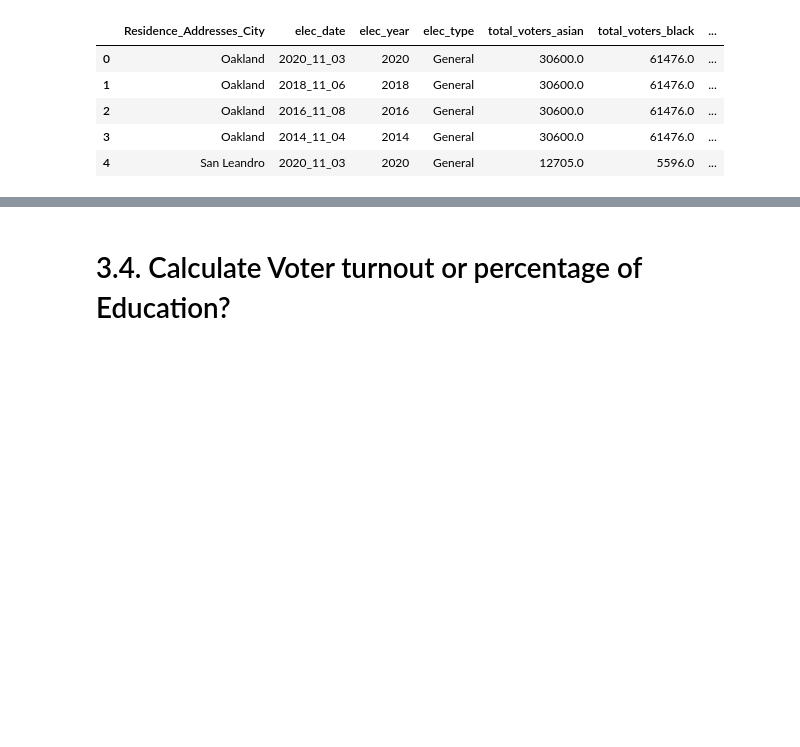
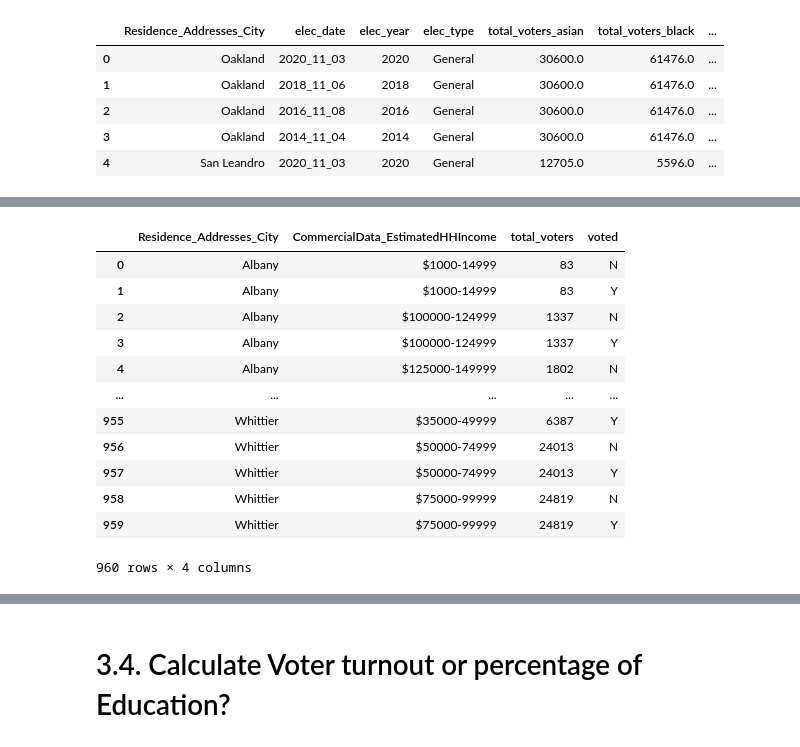
Before and after one commit to jnshzk/capstone, a Jupyter notebook: combine_demographic_vote_history.ipynb, the cells around one changed output, grey strips where cells are left out. Drawn from its saved outputs; the diff is of its cells as text; code cells hidden in the pictures; blank space fills up the shorter version.

Commit message:
added income categorical variable and calculations

```diff
--- a/combine_demographic_vote_history.ipynb
+++ b/combine_demographic_vote_history.ipynb
@@ -517,0 +526,8 @@ voter_turnout_merge.head()
+# %%
+# Similar to before, but with income
+list_income_city = merged_file[['Residence_Addresses_City', 'CommercialData_EstimatedHHIncome']].drop_duplicates()
+list_income_city_No = list_income_city.copy()
+list_income_city_No['voted'] = 'N'
+list_income_city_Yes = list_income_city.copy()
+list_income_city_Yes['voted'] = 'Y'
+list_income_city = pd.concat([list_income_city_No, list_income_city_Yes])
@@ -517,0 +550,21 @@ voter_turnout_merge.head()
+# %%
+# we also need the total voters information per city and income
+total_city_income = merged_file.groupby(['Residence_Addresses_City', 'CommercialData_EstimatedHHIncome']).size().reset_index()
+total_city_income.columns = ['Residence_Addresses_City', 'CommercialData_EstimatedHHIncome', 'total_voters']
+total_city_income  = total_city_income.merge(list_income_city, on = ['Residence_Addresses_City', 'CommercialData_EstimatedHHIncome'])
+
+total_city_income
+# %% [output]
+|  | Residence_Addresses_City | CommercialData_EstimatedHHIncome | total_voters | voted |
+| 0 | Albany | $1000-14999 | 83 | N |
+| 1 | Albany | $1000-14999 | 83 | Y |
+| 2 | Albany | $100000-124999 | 1337 | N |
+| 3 | Albany | $100000-124999 | 1337 | Y |
+| 4 | Albany | $125000-149999 | 1802 | N |
+| ... | ... | ... | ... | ... |
+| 955 | Whittier | $35000-49999 | 6387 | Y |
+| 956 | Whittier | $50000-74999 | 24013 | N |
+| 957 | Whittier | $50000-74999 | 24013 | Y |
+| 958 | Whittier | $75000-99999 | 24819 | N |
+| 959 | Whittier | $75000-99999 | 24819 | Y |
+960 rows × 4 columns
```
Also changed, not shown: parts of 18 cells of this notebook, 1 other file.
